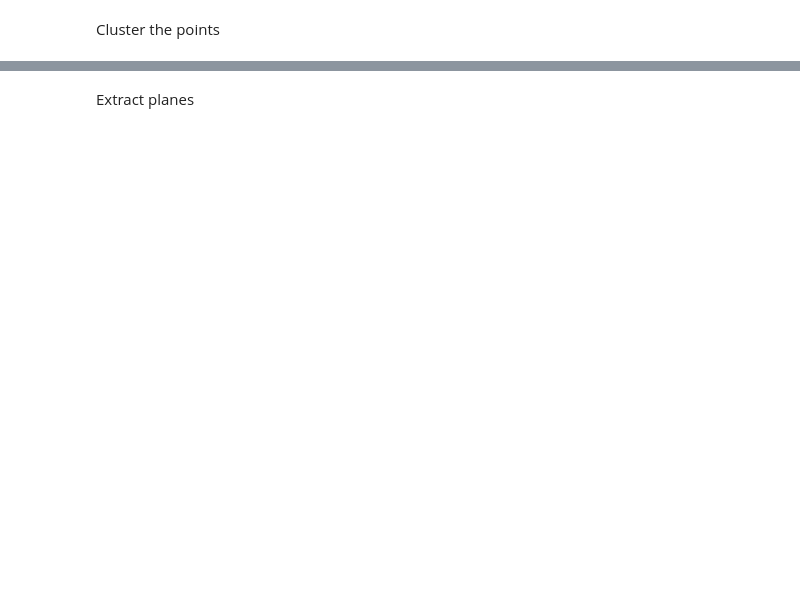
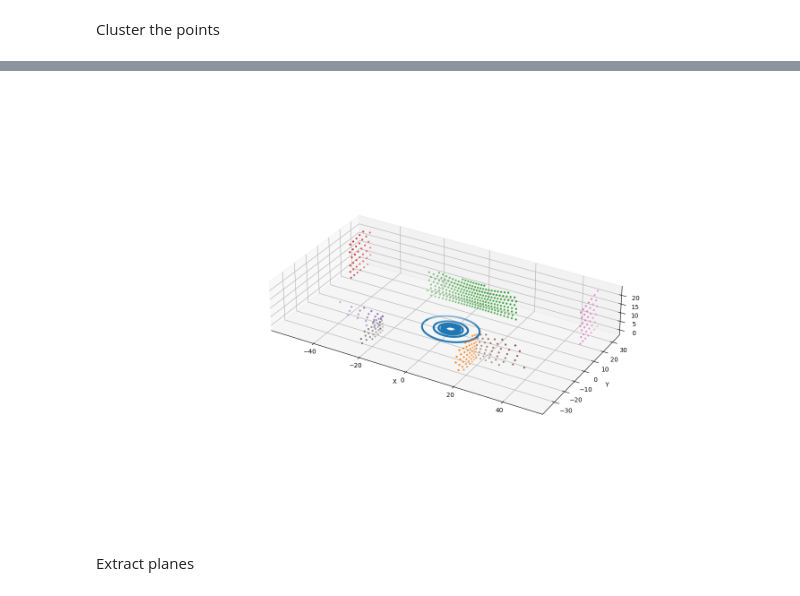
Before and after one commit to Stanford-NavLab/planeslam, a Jupyter notebook: notebooks/extraction_test.ipynb, the cells around one changed output, grey strips where cells are left out. Cells and saved outputs as stored; diff of their text form; code cells hidden in the pictures; blank space fills up the shorter version.

```diff
--- a/notebooks/extraction_test.ipynb
+++ b/notebooks/extraction_test.ipynb
@@ -54,19 +64,21 @@ print("elapsed time: ", time.time() - start_time)
 # %%
 # Plot clusters
 ax = general.plot_3D_setup(P)
 
 cmap = cm.get_cmap('plasma')
 cmap_idxs = int(len(cmap.colors) / len(clusters)) * np.arange(len(clusters))
 colors = np.asarray(cmap.colors)[cmap_idxs,:]
 
 for i, c in enumerate(clusters):
     cluster_pts = mesh_cluster_pts(mesh, c)
-    ax.scatter3D(cluster_pts[:,0], cluster_pts[:,1], cluster_pts[:,2], color=colors[i,:], marker='.')
+    ax.scatter3D(cluster_pts[:,0], cluster_pts[:,1], cluster_pts[:,2], color='C'+str(i), marker='.')
 
     # Show normals
-    c = np.mean(cluster_pts, axis=0)
-    n = 10 * avg_normals[i]
-    ax.quiver(c[0], c[1], c[2], n[0], n[1], n[2])
+    # c = np.mean(cluster_pts, axis=0)
+    # n = 10 * avg_normals[i]
+    # ax.quiver(c[0], c[1], c[2], n[0], n[1], n[2])
+# %% [output]
+[figure, added]
 # %% [markdown]
 Extract planes
 # %%
```
Also changed, not shown: parts of 5 cells of this notebook, 4 other files.
